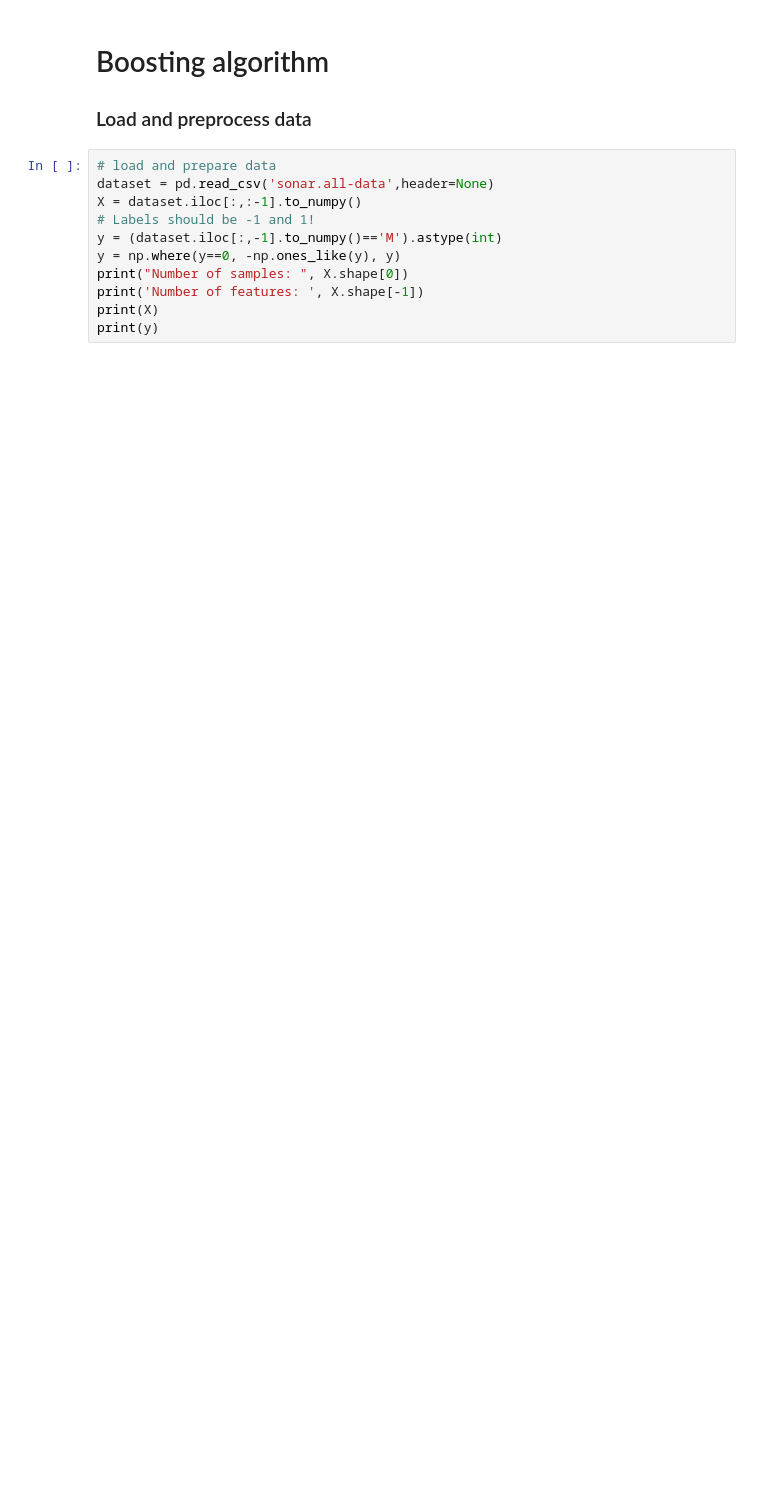
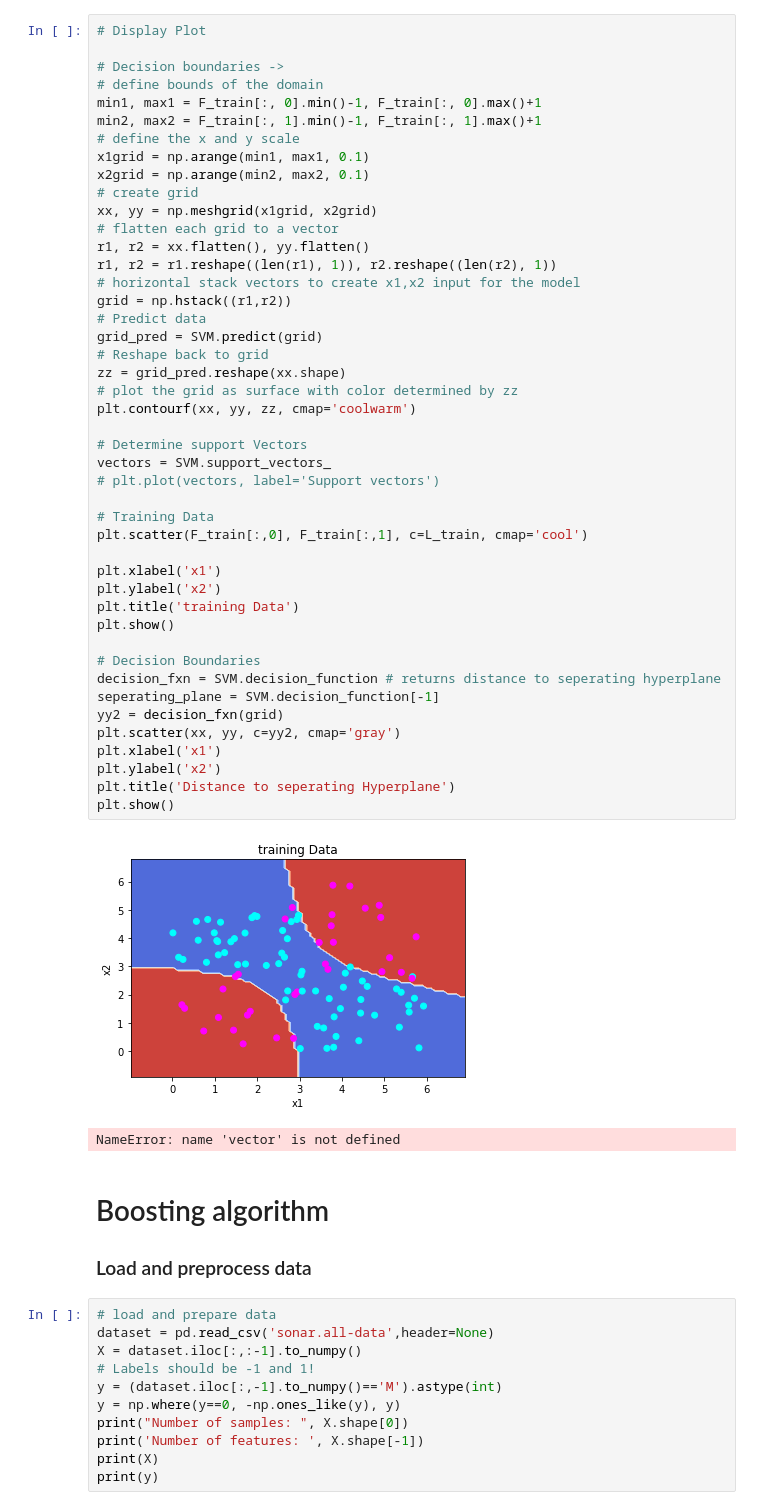
Before and after one commit to ivalencius/Machine_learning_INF264, a Jupyter notebook: Homework/5/boosting.ipynb, the cells around one changed output. Cells and saved outputs as stored; diff of their text form; blank space fills up the shorter version.

```diff
--- a/Homework/5/boosting.ipynb
+++ b/Homework/5/boosting.ipynb
@@ -10,3 +66,51 @@ from math import log, exp
+# %%
+# Display Plot
+
+# Decision boundaries ->
+# define bounds of the domain
+min1, max1 = F_train[:, 0].min()-1, F_train[:, 0].max()+1
+min2, max2 = F_train[:, 1].min()-1, F_train[:, 1].max()+1
+# define the x and y scale
+x1grid = np.arange(min1, max1, 0.1)
+x2grid = np.arange(min2, max2, 0.1)
+# create grid
+xx, yy = np.meshgrid(x1grid, x2grid)
+# flatten each grid to a vector
+r1, r2 = xx.flatten(), yy.flatten()
+r1, r2 = r1.reshape((len(r1), 1)), r2.reshape((len(r2), 1))
+# horizontal stack vectors to create x1,x2 input for the model
+grid = np.hstack((r1,r2))
+# Predict data
+grid_pred = SVM.predict(grid)
+# Reshape back to grid
+zz = grid_pred.reshape(xx.shape)
+# plot the grid as surface with color determined by zz
+plt.contourf(xx, yy, zz, cmap='coolwarm')
+
+# Determine support Vectors
+vectors = SVM.support_vectors_
+# plt.plot(vectors, label='Support vectors')
+
+# Training Data
+plt.scatter(F_train[:,0], F_train[:,1], c=L_train, cmap='cool')
+
+plt.xlabel('x1')
+plt.ylabel('x2')
+plt.title('training Data')
+plt.show()
+
+# Decision Boundaries
+decision_fxn = SVM.decision_function # returns distance to seperating hyperplane
+seperating_plane = SVM.decision_function[-1]
+yy2 = decision_fxn(grid)
+plt.scatter(xx, yy, c=yy2, cmap='gray')
+plt.xlabel('x1')
+plt.ylabel('x2')
+plt.title('Distance to seperating Hyperplane')
+plt.show()
+# %% [output]
+[figure, added]
+NameError: name 'vector' is not defined
 # %% [markdown]
 # Boosting algorithm
 
```
Also changed, not shown: parts of 5 cells of this notebook.
